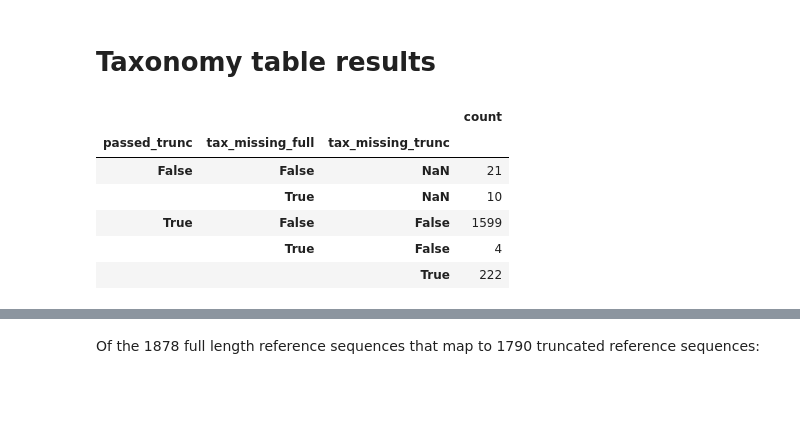
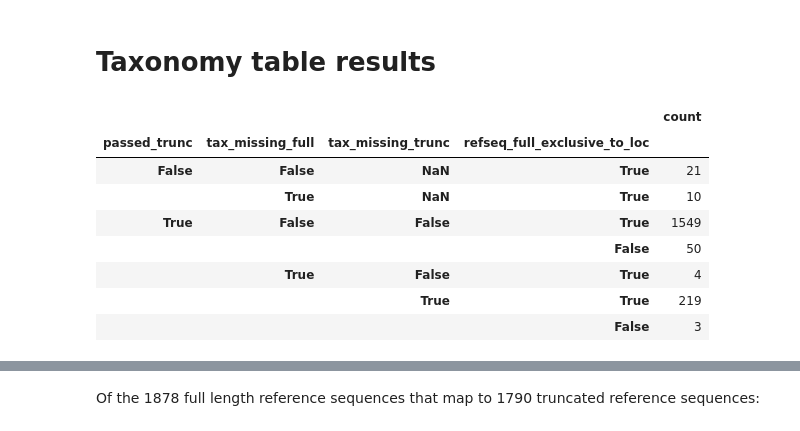
Before and after one commit to SethGG/mycodiversity-arise, a Jupyter notebook: 7_data_analysis.ipynb, the cells around one changed output, grey strips where cells are left out. Drawn from its saved outputs; the diff is of its cells as text; code cells hidden in the pictures; blank space fills up the shorter version.

Commit message:
missing done

```diff
--- a/7_data_analysis.ipynb
+++ b/7_data_analysis.ipynb
@@ -306,7 +306,7 @@ df_refseq_both = df_refseq_both.merge(
     df_refseq_both[(df_refseq_both["passed_contam_full"] == True) & (df_refseq_both["passed_contam_trunc"] == True)][["location", "refsequence_pk_trunc"]].drop_duplicates(),
     how="left", indicator=True
 ).set_index(df_refseq_both.index)
-df_refseq_both["refseq_trunc_new"] = df_refseq_both["_merge"] == "left_only"
+df_refseq_both["refseq_trunc_new_to_loc"] = df_refseq_both["_merge"] == "left_only"
 df_refseq_both = df_refseq_both.drop(columns=["_merge"])
 
 df_refseq_both_full = df_refseq_both[df_refseq_both["passed_contam_full"] == True]
@@ -319,7 +319,7 @@ df_refseq_both_full_count = pd.DataFrame(
 
 df_refseq_both_trunc_count = pd.DataFrame(
     df_refseq_both_trunc.value_counts(
-        subset=["location", "passed_contam_full", "refseq_full_exclusive_to_loc", "refseq_trunc_exclusive_to_loc", "refseq_trunc_new"])
+        subset=["location", "passed_contam_full", "refseq_full_exclusive_to_loc", "refseq_trunc_exclusive_to_loc", "refseq_trunc_new_to_loc"])
 ).sort_index(level=["location", "passed_contam_full"], sort_remaining=False)
 
 num_ref_full = df_refseq_full.shape[0]
@@ -415,84 +415,48 @@ ranks = ["phylum", "class", "order", "family", "genus", "species"]
 # %%
 #Missing taxonomy analysis
 
 df_refseq_both_full_global = df_refseq_both_full.drop_duplicates(subset=["refsequence_pk_full"])
 df_refseq_both_full_global_notax_count = pd.DataFrame(df_refseq_both_full_global.value_counts(
-    subset=["passed_trunc", "tax_missing_full", "tax_missing_trunc"], dropna=False
+    subset=["passed_trunc", "tax_missing_full", "tax_missing_trunc", "refseq_full_exclusive_to_loc"], dropna=False
 )).sort_index(level=["passed_trunc", "tax_missing_full", "tax_missing_trunc"], sort_remaining=False)
 
 df_refseq_both_trunc_global = df_refseq_both_trunc.drop_duplicates(subset=["passed_contam_full", "refsequence_pk_trunc"])
 df_refseq_both_trunc_global_notax_count = pd.DataFrame(df_refseq_both_trunc_global.value_counts(
-    subset=["passed_contam_full", "tax_missing_full", "tax_missing_trunc", "refseq_trunc_exclusive_to_loc", "refseq_trunc_new"], dropna=False
+    subset=["passed_contam_full", "tax_missing_full", "tax_missing_trunc", "refseq_trunc_exclusive_to_loc", "refseq_trunc_new_to_loc"], dropna=False
 )).sort_index(level=["passed_contam_full", "tax_missing_full", "tax_missing_trunc"], sort_remaining=False)
 
 
-num_ref_full_notax = df_refseq_both_full_global_notax_count.loc[(slice(None), True, slice(None))]["count"].sum()
-num_ref_full_notax_discard = df_refseq_both_full_global_notax_count.loc[(False, True, slice(None))]["count"].sum()
-num_ref_full_notax_no_longer = df_refseq_both_full_global_notax_count.loc[(True, True, False)]["count"].sum()
+num_ref_full_notax = df_refseq_both_full_global_notax_count.loc[(slice(None), True, slice(None), slice(None))]["count"].sum()
+num_ref_full_notax_discard = df_refseq_both_full_global_notax_count.loc[(False, True, slice(None), slice(None))]["count"].sum()
+num_ref_full_notax_no_longer = df_refseq_both_full_global_notax_count.loc[(True, True, False, slice(None))]["count"].sum()
+num_ref_full_notax_not_exclusive = df_refseq_both_full_global_notax_count.loc[(True, True, slice(None), False)]["count"].sum()
 display(df_refseq_both_full_global_notax_count)
 
 display(md(f"- {num_ref_full_notax} are missing a UNITE hit ({num_ref_full_notax / num_ref_full:.2%})\n"
            f"\t- {num_ref_full_notax_discard} of these are discarded reference sequences ({num_ref_full_notax_discard / num_ref_full_discarded:.2%} of total discarded)\n"
-           f"\t- {num_ref_full_notax_no_longer} of these do have a UNITE hit after truncation ({num_ref_full_notax_no_longer / (num_ref_full_exclusive_both + num_ref_full_not_exclusive_both + num_ref_full_no_longer_exclusive):.2%} of reference sequences that pass truncation)"))
-#display(num_ref_full_tax_missing)
+           f"\t- {num_ref_full_notax_no_longer} of these do have a UNITE hit after truncation ({num_ref_full_notax_no_longer / (num_ref_full_exclusive_both + num_ref_full_not_exclusive_both + num_ref_full_no_longer_exclusive):.2%} of reference sequences that pass truncation)\n"
+           f"\t- {num_ref_full_notax_not_exclusive} of these are are found in both locations ({num_ref_full_notax_not_exclusive / num_ref_full_not_exclusive_both:.2%} of reference sequences found in both locations)"))
 
-display(df_refseq_both_trunc_global_tax_missing_count)
+num_ref_trunc_notax_new = df_refseq_both_trunc_global_notax_count.loc[(False, slice(None), True, slice(None), True)]["count"].sum()
+num_ref_trunc_notax_overlap = df_refseq_both_trunc_global_notax_count.loc[(True, slice(None), True, slice(None), False)]["count"].sum()
+num_ref_trunc_notax = num_ref_trunc_notax_new + num_ref_trunc_notax_overlap
+num_ref_trunc_notax_not_exclusive = df_refseq_both_trunc_global_notax_count.loc[(True, slice(None), True, False, False)]["count"].sum()
 
+display(df_refseq_both_trunc_global_notax_count)
 
-
-#---
-
-df_discard_refseq_full_tax_missing_count = pd.DataFrame(df_discard_refseq_full.value_counts(subset=["location", "refseq_full_exclusive_to_loc", "tax_missing_full"]))
-
-df_discard_unite_full = df_discard_refseq_full[df_discard_refseq_full["tax_missing_full"] == False].drop_duplicates(subset=["location", "UNITE_id_full"])
-
-df_trunc_unite_refseq_trunc = df_trunc[(df_trunc["passed_contam_trunc"] == True) & (df_trunc["tax_missing_trunc"] == False)].drop_duplicates(subset=["location", "UNITE_id_trunc"])
-
-df_trunc_unite_new_refseq = df_trunc_refseq_new_zotu[
-    (df_trunc_refseq_new_zotu["new_refseq_trunc_within_loc"] == True) & (df_trunc_refseq_new_zotu["tax_missing_trunc"] == True)].drop_duplicates(subset=["location", "UNITE_id_trunc"])
-
-df_discard_unite_full = df_discard_unite_full.merge(
-    df_trunc_unite_refseq_trunc[["location", "UNITE_id_trunc"]].rename(columns={"UNITE_id_trunc": "UNITE_id_full"}),
-    on=["location","UNITE_id_full"], how="left", indicator=True).set_index(df_discard_unite_full.index)
-df_discard_unite_full["UNITE_id_in_refseq_trunc"] = df_discard_unite_full["_merge"] == "both"
-df_discard_unite_full = df_discard_unite_full.drop(columns=["_merge"])
-
-for level_depth in range(len(levels)):
-    df_trunc_tax_trunc_until_level = df_trunc_unite_refseq_trunc[["location"]+[f"{level}_trunc" for level in levels[:level_depth+1]]].drop_duplicates()
-    df_discard_unite_full = df_discard_unite_full.merge(
-        df_trunc_tax_trunc_until_level.rename(columns={f"{level}_trunc": f"{level}_full" for level in levels[:level_depth+1]}),
-        how="left", indicator=True).set_index(df_discard_unite_full.index)
-    df_discard_unite_full[f"tax_in_refseq_trunc_until_{levels[level_depth]}"] = df_discard_unite_full["_merge"] == "both"
-    df_discard_unite_full = df_discard_unite_full.drop(columns=["_merge"])
-
-df_discard_unite_full["tax_in_refseq_lowest"] = (
-    df_discard_unite_full[[f"tax_in_refseq_trunc_until_{level}" for level in levels]].apply(
-        lambda row: next((level for level in levels[::-1] if row[f"tax_in_refseq_trunc_until_{level}"]), None), axis=1
-    )
-)
-
-
-df_discard_unite_full_counts = pd.DataFrame(df_discard_unite_full.value_counts(
-    subset=["location", "UNITE_id_in_refseq_trunc", "identity_full", "tax_in_refseq_lowest"]+[f"{level}_full" for level in levels]))
-
-num_discard_refseq_full_unite_na = df_discard_refseq_full[df_discard_refseq_full["tax_missing_full"] == True].shape[0]
-num_discard_refseq_full_unite = df_discard_refseq_full[df_discard_refseq_full["tax_missing_full"] == False].shape[0]
-num_discard_unite_full = df_discard_unite_full.shape[0]
-num_discard_unite_full_not_elsewhere = df_discard_unite_full_counts.loc[(slice(None), False),]["count"].sum()
-display(md(f"Of the {num_discard_refseq_full} discarded reference sequences:"))
-display(df_discard_refseq_full_tax_missing_count)
-display(md(f"- {num_discard_refseq_full_unite_na} did not have a UNITE hit"))
-display(df_discard_unite_full_counts)
-display(md(f"- The remaining {num_discard_refseq_full_unite} map to {num_discard_unite_full} unique UNITE hits within locations\n"
-           f"\t- {num_discard_unite_full_not_elsewhere} of these hits are no longer present within locations after truncating"))
+display(md(f"- {num_ref_trunc_notax} are missing a UNITE hit ({num_ref_trunc_notax / num_ref_trunc:.2%})\n"
+           f"\t- {num_ref_trunc_notax_new} of these are new reference sequences ({num_ref_trunc_notax_new / num_ref_trunc_exclusive_new:.2%} of new reference sequences)\n"
+           f"\t- {num_ref_trunc_notax_not_exclusive} of these are found in both locations ({num_ref_trunc_notax_not_exclusive / (num_ref_trunc_not_exclusive_bothA + num_ref_trunc_not_exclusive_newA + num_ref_trunc_no_longer_exclusiveA):.2%} of reference sequences found in both locations)"))
 # %% [output]
-|  |  |  | count |
-| passed_trunc | tax_missing_full | tax_missing_trunc |  |
-| False | False | NaN | 21 |
-|  | True | NaN | 10 |
-| True | False | False | 1599 |
-|  | True | False | 4 |
-|  |  | True | 222 |
+|  |  |  |  | count |
+| passed_trunc | tax_missing_full | tax_missing_trunc | refseq_full_exclusive_to_loc |  |
+| False | False | NaN | True | 21 |
+|  | True | NaN | True | 10 |
+| True | False | False | True | 1549 |
+|  |  |  | False | 50 |
+|  | True | False | True | 4 |
+|  |  | True | True | 219 |
+|  |  |  | False | 3 |
 - 236 are missing a UNITE hit (12.72%)
 	- 10 of these are discarded reference sequences (32.26% of total discarded)
 	- 4 of these do have a UNITE hit after truncation (0.22% of reference sequences that pass truncation)
```
Also changed, not shown: parts of 3 cells of this notebook.
